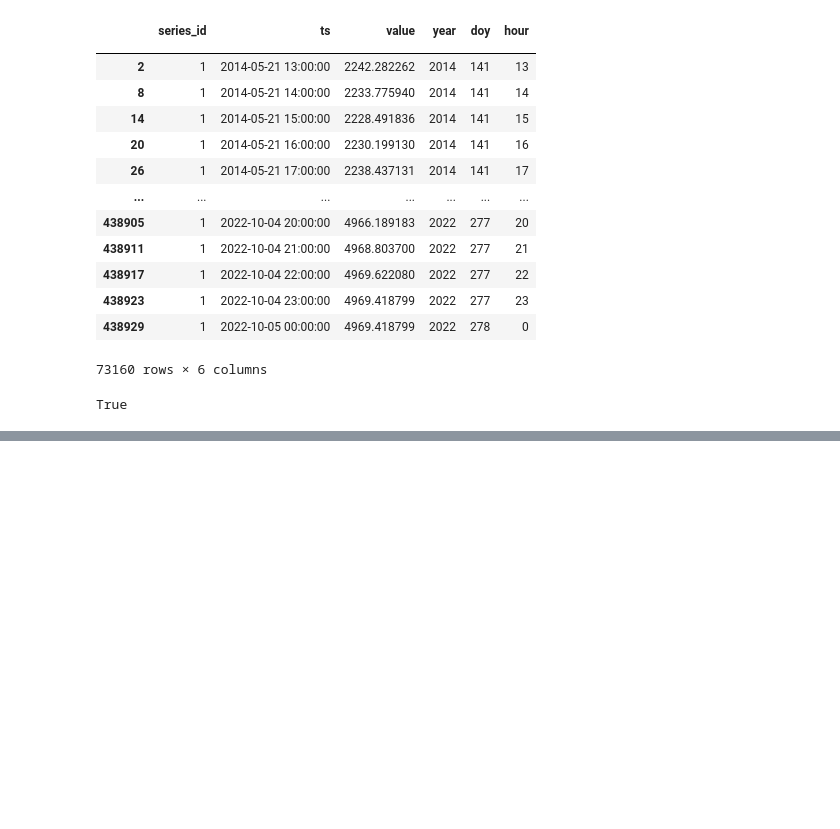
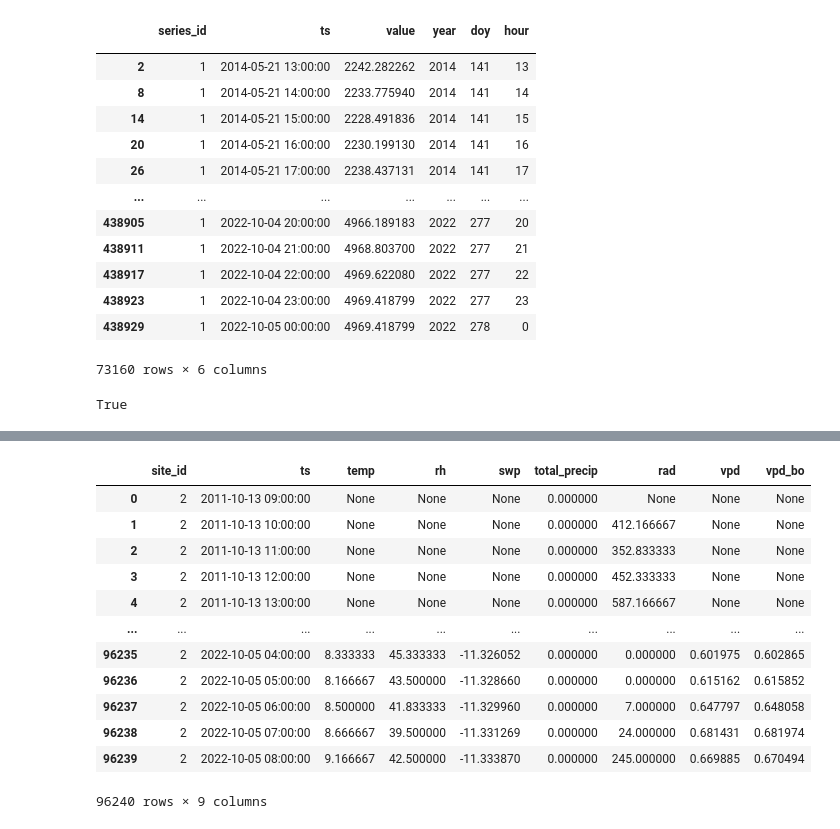
Before and after one commit to treenet/treenetai, a Jupyter notebook: task_scripts/data_statistics.ipynb, the cells around one changed output, grey strips where cells are left out. Saved outputs shown, nothing was run; the diff lists cells and outputs as text; code cells hidden in the pictures; blank space fills up the shorter version.

```diff
--- a/task_scripts/data_statistics.ipynb
+++ b/task_scripts/data_statistics.ipynb
@@ -494,0 +472,4 @@ hourly = get_hourly_data_by_id_index(entry)
+# %%
+for index, value in df.items():
+    if len(value) == 0:
+        print(index)
@@ -848,0 +941,16 @@ NameError: name 'Index' is not defined
+# %%
+clima_data
+# %% [output]
+|  | site_id | ts | temp | rh | swp | total_precip | rad | vpd | vpd_bo |
+| 0 | 2 | 2011-10-13 09:00:00 | None | None | None | 0.000000 | None | None | None |
+| 1 | 2 | 2011-10-13 10:00:00 | None | None | None | 0.000000 | 412.166667 | None | None |
+| 2 | 2 | 2011-10-13 11:00:00 | None | None | None | 0.000000 | 352.833333 | None | None |
+| 3 | 2 | 2011-10-13 12:00:00 | None | None | None | 0.000000 | 452.333333 | None | None |
+| 4 | 2 | 2011-10-13 13:00:00 | None | None | None | 0.000000 | 587.166667 | None | None |
+| ... | ... | ... | ... | ... | ... | ... | ... | ... | ... |
+| 96235 | 2 | 2022-10-05 04:00:00 | 8.333333 | 45.333333 | -11.326052 | 0.000000 | 0.000000 | 0.601975 | 0.602865 |
+| 96236 | 2 | 2022-10-05 05:00:00 | 8.166667 | 43.500000 | -11.328660 | 0.000000 | 0.000000 | 0.615162 | 0.615852 |
+| 96237 | 2 | 2022-10-05 06:00:00 | 8.500000 | 41.833333 | -11.329960 | 0.000000 | 7.000000 | 0.647797 | 0.648058 |
+| 96238 | 2 | 2022-10-05 07:00:00 | 8.666667 | 39.500000 | -11.331269 | 0.000000 | 24.000000 | 0.681431 | 0.681974 |
+| 96239 | 2 | 2022-10-05 08:00:00 | 9.166667 | 42.500000 | -11.333870 | 0.000000 | 245.000000 | 0.669885 | 0.670494 |
+96240 rows × 9 columns
```
Also changed, not shown: parts of 33 cells of this notebook, 11 other files.
